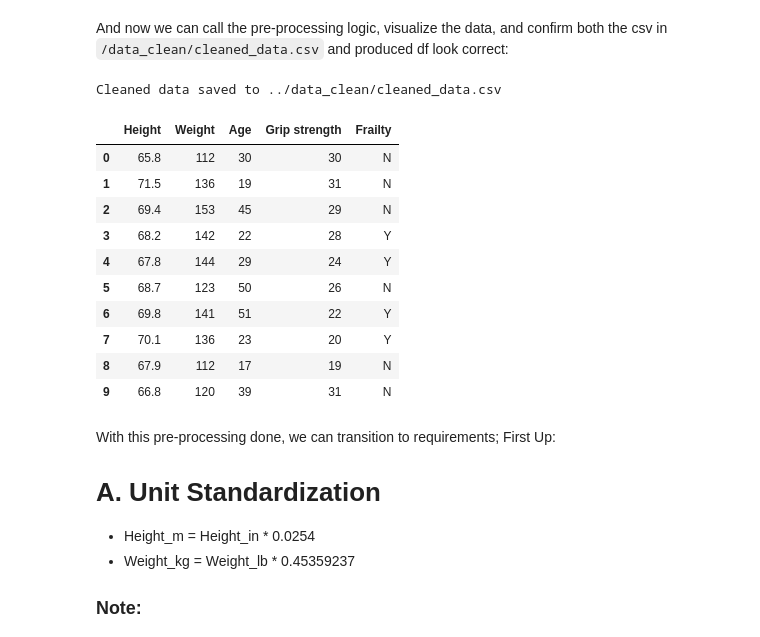
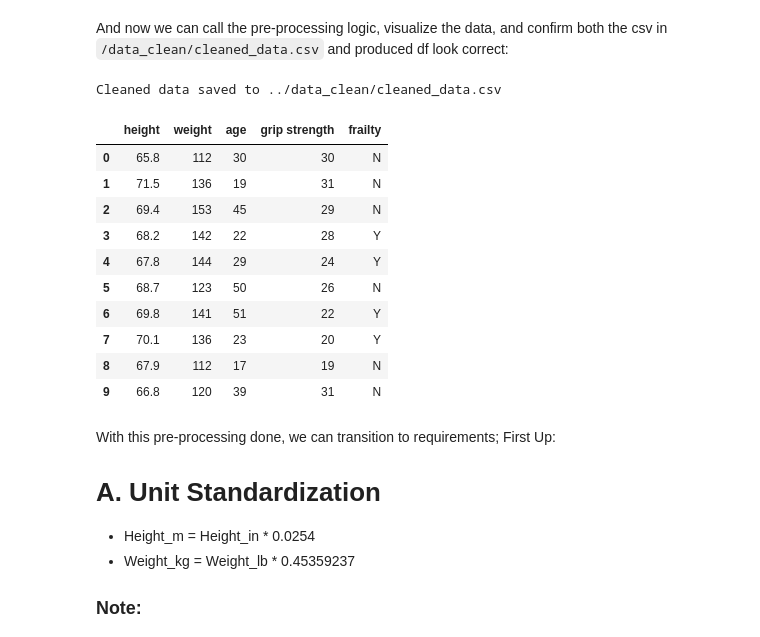
Before and after one commit to dsb4k8/DS-5530_Assignment1, a Jupyter notebook: Part_1/src/Part1.ipynb, the cells around one changed output. Drawn from its saved outputs; the diff is of its cells as text; code cells hidden in the pictures.

```diff
--- a/Part_1/src/Part1.ipynb
+++ b/Part_1/src/Part1.ipynb
@@ -43,19 +42,24 @@ def clean_data(raw_path, clean_path):
             data_rows.append(values)
 
     df = pd.DataFrame(data_rows, columns=headers)
+
+    #Converting multiname cols to snake_case
+    df.columns = df.columns.str.lower()
+    df.columns.str.replace(" ",'_').str.lower()
+
     df.to_csv(clean_path, index=False)
     print(f"Cleaned data saved to {clean_path}")
 # %% [markdown]
 And now we can call the pre-processing logic, visualize the data, and confirm both the csv in `/data_clean/cleaned_data.csv` and produced df look correct:
 # %%
-clean_data('../data_raw/raw_data.txt', '../data_clean/cleaned_data.csv')
+clean_data('../data_raw/raw_data.csv', '../data_clean/cleaned_data.csv')
 
 df_cleaned = pd.read_csv('../data_clean/cleaned_data.csv')
 
 df_cleaned
 # %% [output]
 Cleaned data saved to ../data_clean/cleaned_data.csv
-|  | Height | Weight | Age | Grip strength | Frailty |
+|  | height | weight | age | grip strength | frailty |
 | 0 | 65.8 | 112 | 30 | 30 | N |
 | 1 | 71.5 | 136 | 19 | 31 | N |
 | 2 | 69.4 | 153 | 45 | 29 | N |
```
Also changed, not shown: parts of 8 cells of this notebook, 4 other files.
